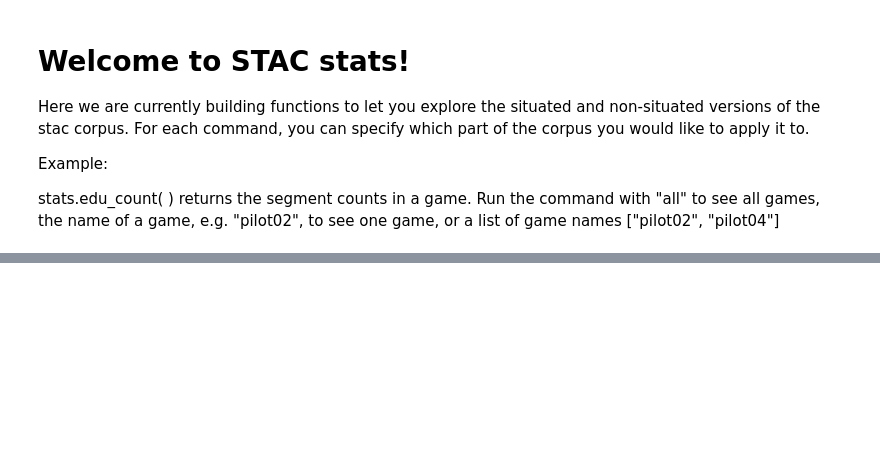
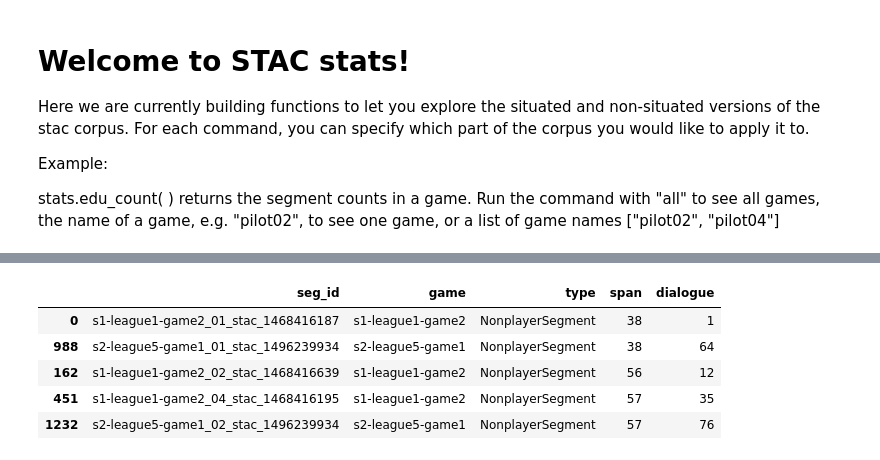
Before and after one commit to Coupdesinge/irit-stac, a Jupyter notebook: stac_stats/STAC_stats.ipynb, the cells around one changed output, grey strips where cells are left out. Saved outputs shown, nothing was run; the diff lists cells and outputs as text; code cells hidden in the pictures; blank space fills up the shorter version.

```diff
--- a/stac_stats/STAC_stats.ipynb
+++ b/stac_stats/STAC_stats.ipynb
@@ -76,0 +279,9 @@ stats.relation_count('aggregate', 'both', 'all')
+# %%
+segs_df.sort_values(['span'])[:5]
+# %% [output]
+|  | seg_id | game | type | span | dialogue |
+| 0 | s1-league1-game2_01_stac_1468416187 | s1-league1-game2 | NonplayerSegment | 38 | 1 |
+| 988 | s2-league5-game1_01_stac_1496239934 | s2-league5-game1 | NonplayerSegment | 38 | 64 |
+| 162 | s1-league1-game2_02_stac_1468416639 | s1-league1-game2 | NonplayerSegment | 56 | 12 |
+| 451 | s1-league1-game2_04_stac_1468416195 | s1-league1-game2 | NonplayerSegment | 57 | 35 |
+| 1232 | s2-league5-game1_02_stac_1496239934 | s2-league5-game1 | NonplayerSegment | 57 | 76 |
```
Also changed, not shown: parts of 102 cells of this notebook, 2 other files.
